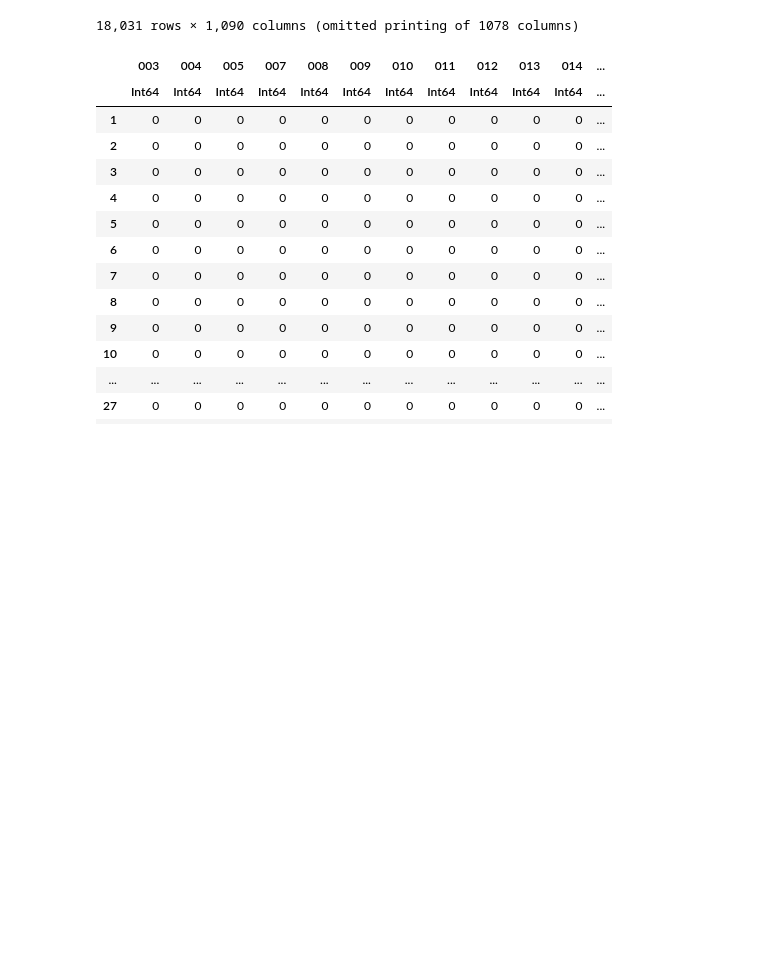
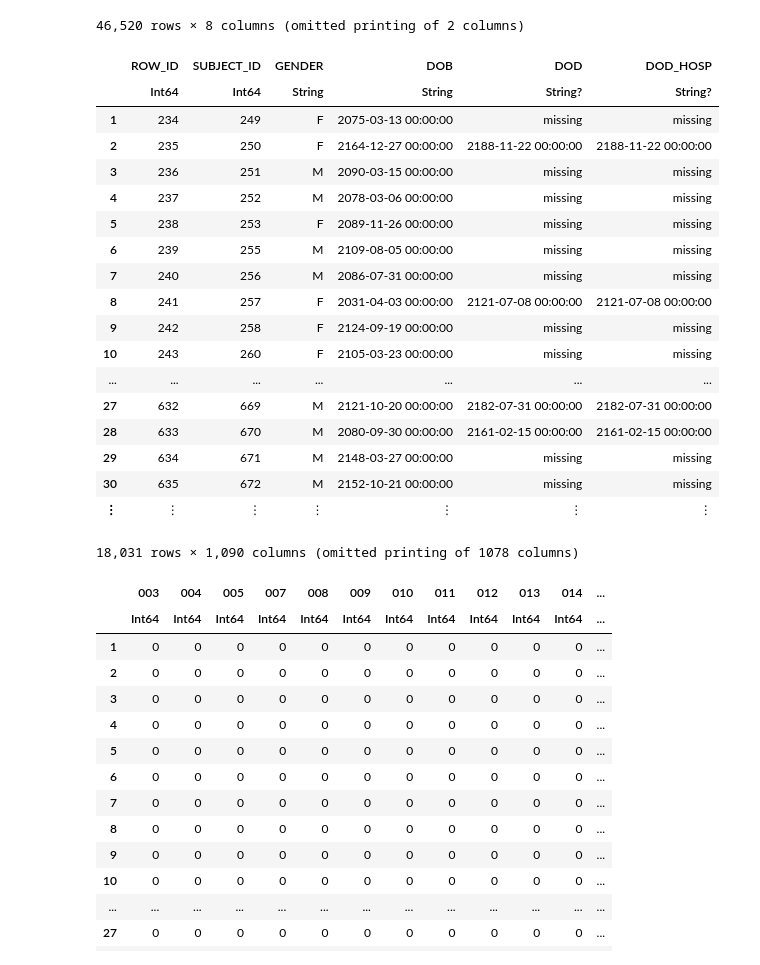
Before and after one commit to kathy908000/Health-Care-Research, a Jupyter notebook: code/glrm_kmeans2.ipynb, the cells around one changed output. Drawn from its saved outputs; the diff is of its cells as text; code cells hidden in the pictures; blank space fills up the shorter version.

```diff
--- a/code/glrm_kmeans2.ipynb
+++ b/code/glrm_kmeans2.ipynb
@@ -10,6 +10,28 @@ using Pkg
 using StatsBase
 using Random, SparseArrays
 #using DataArrays
+# %%
+df = CSV.read("../data/PATIENTS.csv")
+# %% [output]
+46,520 rows × 8 columns (omitted printing of 2 columns)
+|  | ROW_ID | SUBJECT_ID | GENDER | DOB | DOD | DOD_HOSP |
+|  | Int64 | Int64 | String | String | String? | String? |
+| 1 | 234 | 249 | F | 2075-03-13 00:00:00 | missing | missing |
+| 2 | 235 | 250 | F | 2164-12-27 00:00:00 | 2188-11-22 00:00:00 | 2188-11-22 00:00:00 |
+| 3 | 236 | 251 | M | 2090-03-15 00:00:00 | missing | missing |
+| 4 | 237 | 252 | M | 2078-03-06 00:00:00 | missing | missing |
+| 5 | 238 | 253 | F | 2089-11-26 00:00:00 | missing | missing |
+| 6 | 239 | 255 | M | 2109-08-05 00:00:00 | missing | missing |
+| 7 | 240 | 256 | M | 2086-07-31 00:00:00 | missing | missing |
+| 8 | 241 | 257 | F | 2031-04-03 00:00:00 | 2121-07-08 00:00:00 | 2121-07-08 00:00:00 |
+| 9 | 242 | 258 | F | 2124-09-19 00:00:00 | missing | missing |
+| 10 | 243 | 260 | F | 2105-03-23 00:00:00 | missing | missing |
+| ... | ... | ... | ... | ... | ... | ... |
+| 27 | 632 | 669 | M | 2121-10-20 00:00:00 | 2182-07-31 00:00:00 | 2182-07-31 00:00:00 |
+| 28 | 633 | 670 | M | 2080-09-30 00:00:00 | 2161-02-15 00:00:00 | 2161-02-15 00:00:00 |
+| 29 | 634 | 671 | M | 2148-03-27 00:00:00 | missing | missing |
+| 30 | 635 | 672 | M | 2152-10-21 00:00:00 | missing | missing |
+| ⋮ | ⋮ | ⋮ | ⋮ | ⋮ | ⋮ | ⋮ |
 # %%
 imp = CSV.read("../data/Random_Forest_Importance.csv")
 impp = CSV.read("../data/Positive_Random_Forest_Importance.csv")
```
Also changed, not shown: parts of 1 cell of this notebook, 1 other file.
